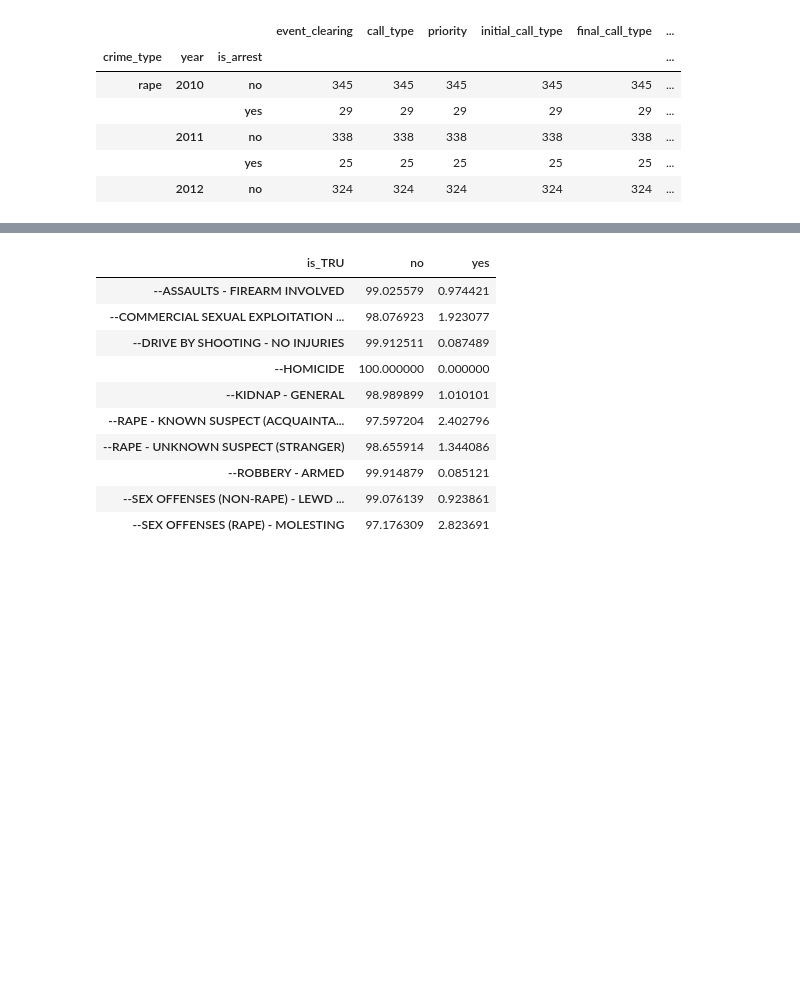
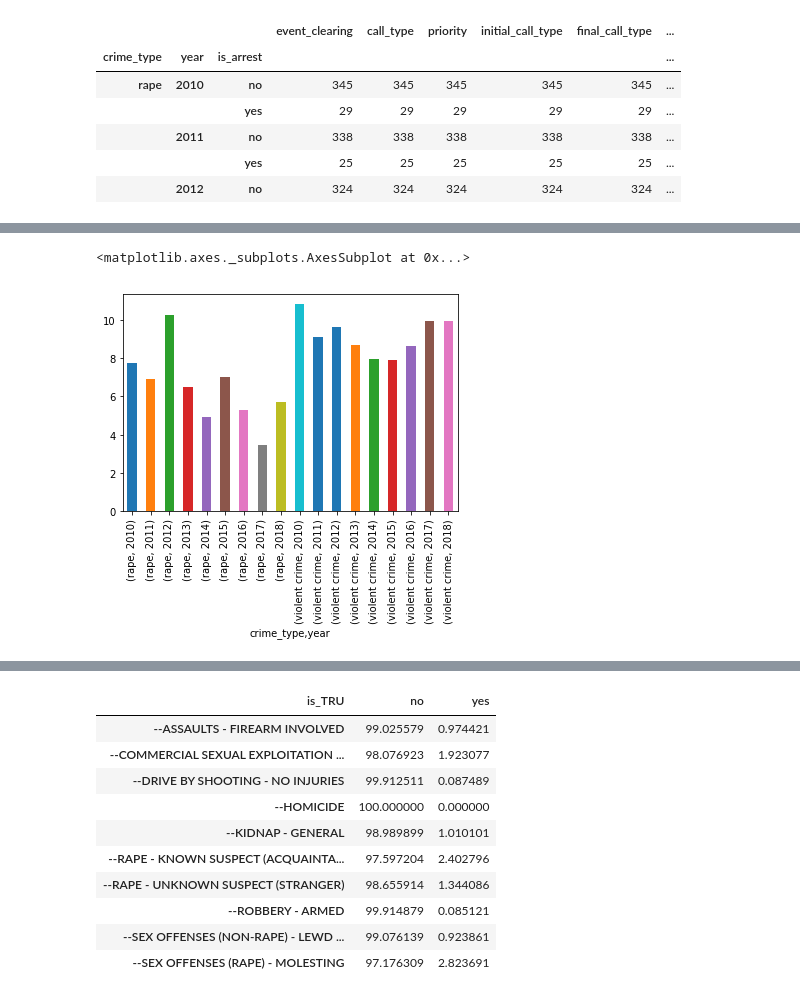
Before and after one commit to teacupwoozy/spd_notebook_archive, a Jupyter notebook: spd_notebook/2010-2018_sexcrimes_violentcrimes_percentages.ipynb, the cells around one changed output, grey strips where cells are left out. Saved outputs shown, nothing was run; the diff lists cells and outputs as text; code cells hidden in the pictures; blank space fills up the shorter version.

```diff
--- a/spd_notebook/2010-2018_sexcrimes_violentcrimes_percentages.ipynb
+++ b/spd_notebook/2010-2018_sexcrimes_violentcrimes_percentages.ipynb
@@ -304,0 +315,8 @@ data.head()
+# %%
+# Plot % of arrests by crime type for each year.
+# Need to group the two crime types together for each year
+
+arrest_percent_by_yr['yes'].plot(kind='bar')
+# %% [output]
+<matplotlib.axes._subplots.AxesSubplot at 0x...>
+[figure, added]
```
Also changed, not shown: parts of 9 cells of this notebook.
